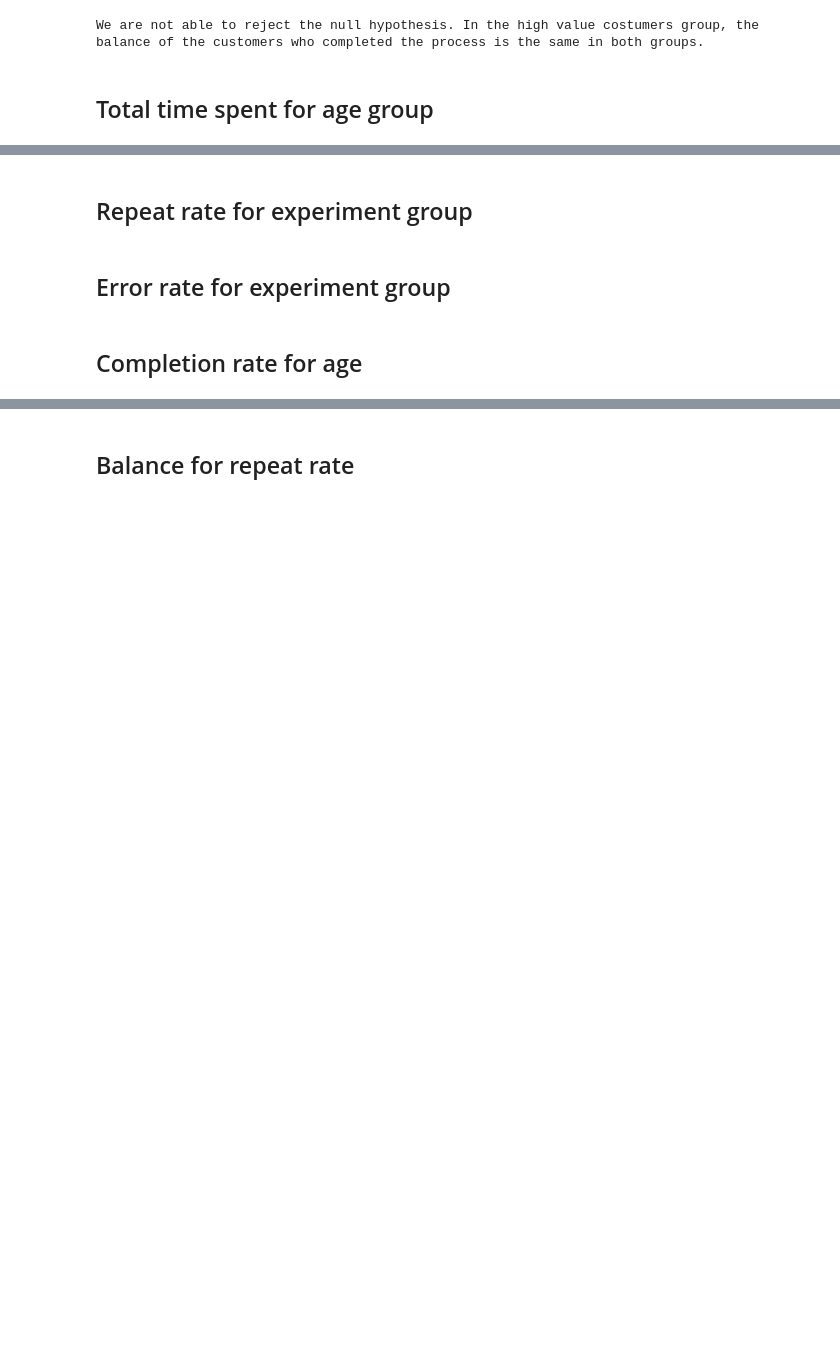
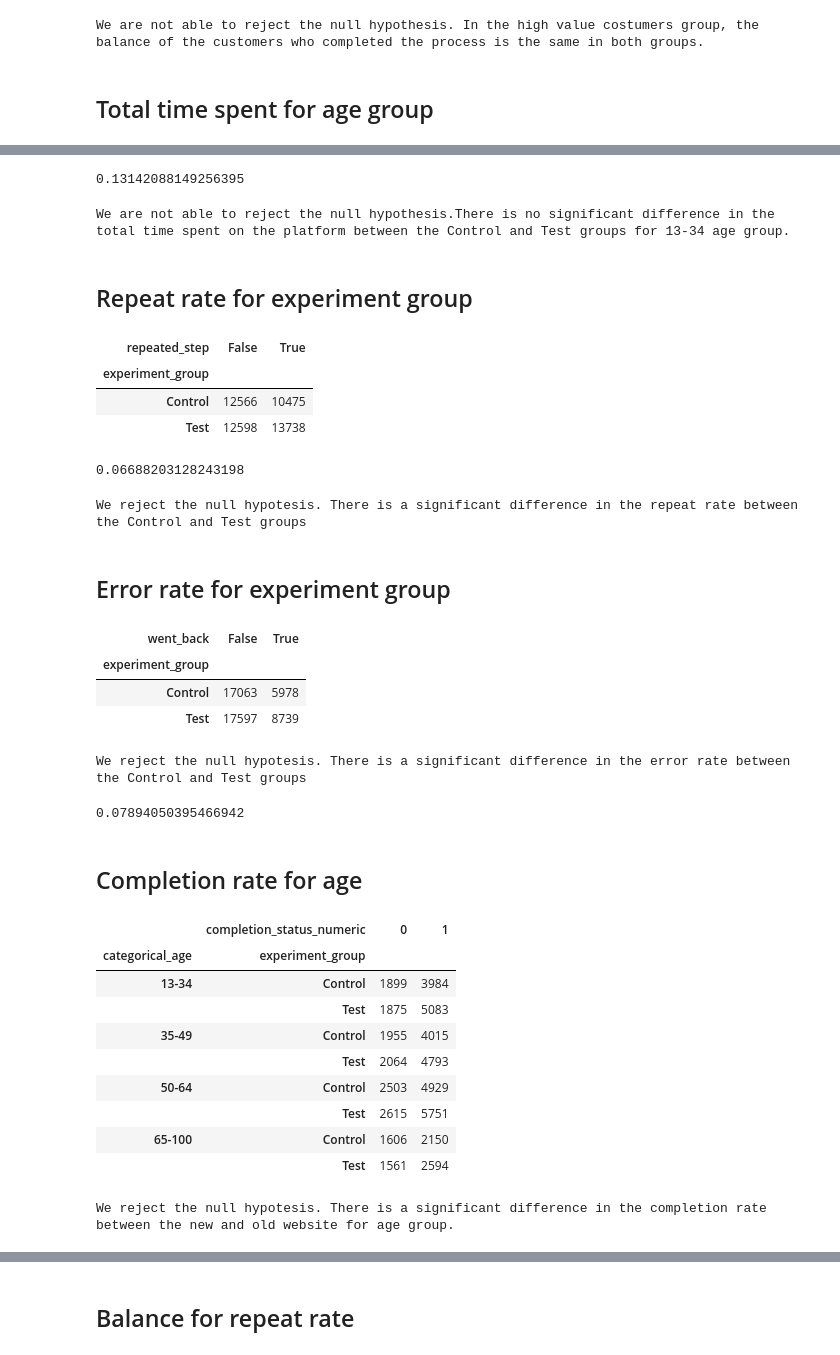
Before and after one commit to almudenaolg/Vanguard-AB-Test-Analysis, a Jupyter notebook: exploratory.ipynb, the cells around one changed output, grey strips where cells are left out. Cells and saved outputs as stored; diff of their text form; code cells hidden in the pictures; blank space fills up the shorter version.

Commit message:
More hypothesis testing

```diff
--- a/exploratory.ipynb
+++ b/exploratory.ipynb
@@ -1262,2 +1341,14 @@ We are not able to reject the null hypothesis. In the high value costumers group
+# %%
+_, p_value = st.f_oneway(df_test_young, df_control_young)
+p_value
+# %% [output]
+0.13142088149256395
+# %%
+if p_value > alpha:
+    print("We are not able to reject the null hypothesis.There is no significant difference in the total time spent on the platform between the Control and Test groups for 13-34 age group.")
+else:
+    print("We reject the null hypotesis. There is a significant difference in the total time spent on the platform between the Control and Test groups for 13-34 age group.")
+# %% [output]
+We are not able to reject the null hypothesis.There is no significant difference in the total time spent on the platform between the Control and Test groups for 13-34 age group.
 # %% [markdown]
 ## Repeat rate for experiment group
@@ -1263,0 +1359,10 @@ We are not able to reject the null hypothesis. In the high value costumers group
+# %%
+# Create a cross tab for repeat rate and experiment group
+
+crosstab_repeat =pd.crosstab(df_filtered["experiment_group"], df_filtered["repeated_step"])
+crosstab_repeat
+# %% [output]
+| repeated_step | False | True |
+| experiment_group |  |  |
+| Control | 12566 | 10475 |
+| Test | 12598 | 13738 |
@@ -1264,2 +1371,13 @@ We are not able to reject the null hypothesis. In the high value costumers group
+# %%
+cramer_result(crosstab_repeat)
+# %% [output]
+0.06688203128243198
+# %%
+if p > alpha:
+    print("We are not able to reject the null hypothesis.There is no significant difference in the repeat rate between the Control and Test groups")
+else:
+    print("We reject the null hypotesis. There is a significant difference in the repeat rate between the Control and Test groups")
+# %% [output]
+We reject the null hypotesis. There is a significant difference in the repeat rate between the Control and Test groups
 # %% [markdown]
 ## Error rate for experiment group
@@ -1266,2 +1388,22 @@ We are not able to reject the null hypothesis. In the high value costumers group
+# %%
+crosstab_error =pd.crosstab(df_filtered["experiment_group"], df_filtered["went_back"])
+crosstab_error
+# %% [output]
+| went_back | False | True |
+| experiment_group |  |  |
+| Control | 17063 | 5978 |
+| Test | 17597 | 8739 |
+# %%
+p = chi_results(crosstab_error)
+if p > alpha:
+    print("We are not able to reject the null hypothesis.There is no significant difference in the error rate between the Control and Test groups")
+else:
+    print("We reject the null hypotesis. There is a significant difference in the error rate between the Control and Test groups")
+# %% [output]
+We reject the null hypotesis. There is a significant difference in the error rate between the Control and Test groups
+# %%
+cramer_result(crosstab_error)
+# %% [output]
+0.07894050395466942
 # %% [markdown]
 ## Completion rate for age
@@ -1267,0 +1414,24 @@ We are not able to reject the null hypothesis. In the high value costumers group
+# %%
+df_filtered['completion_status_numeric'] = df_filtered['completion_status'].astype(int)
+
+crosstab_completionrate_age = pd.crosstab([df_filtered['categorical_age'], df_filtered['experiment_group']], df_filtered['completion_status_numeric'])
+crosstab_completionrate_age
+# %% [output]
+|  | completion_status_numeric | 0 | 1 |
+| categorical_age | experiment_group |  |  |
+| 13-34 | Control | 1899 | 3984 |
+|  | Test | 1875 | 5083 |
+| 35-49 | Control | 1955 | 4015 |
+|  | Test | 2064 | 4793 |
+| 50-64 | Control | 2503 | 4929 |
+|  | Test | 2615 | 5751 |
+| 65-100 | Control | 1606 | 2150 |
+|  | Test | 1561 | 2594 |
+# %%
+p = chi_results(crosstab_completionrate_age)
+if p > alpha:
+    print("We are not able to reject the null hypothesis.There is no significant difference in the completion rate between the new and old website for age group.")
+else:
+    print("We reject the null hypotesis. There is a significant difference in the completion rate between the new and old website for age group.")
+# %% [output]
+We reject the null hypotesis. There is a significant difference in the completion rate between the new and old website for age group.
```
Also changed, not shown: parts of 82 cells of this notebook, 2 other files.
